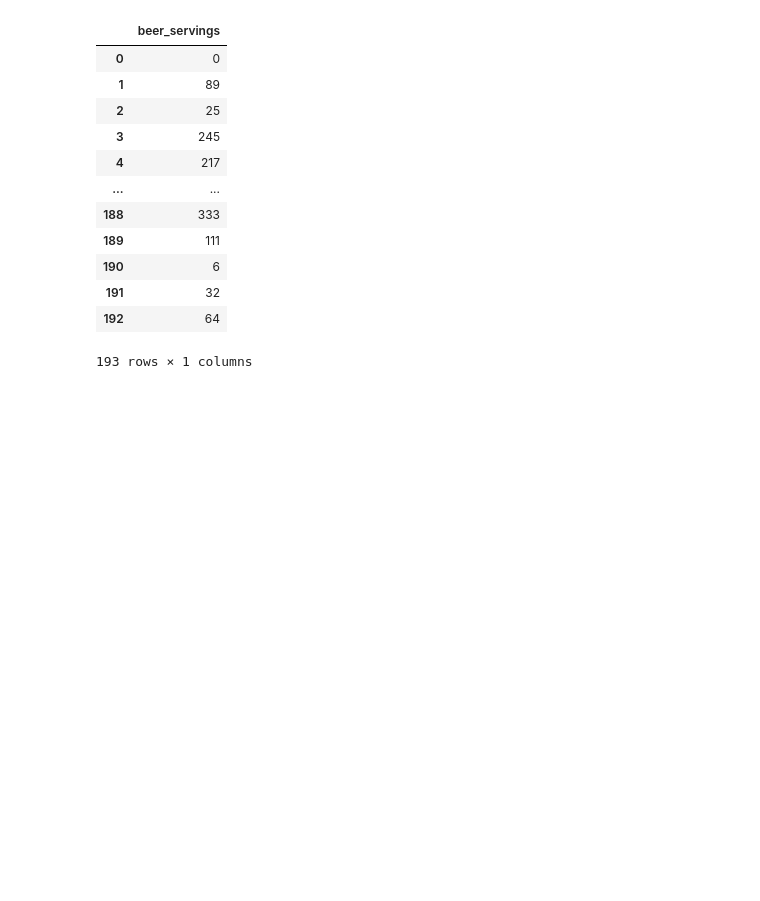
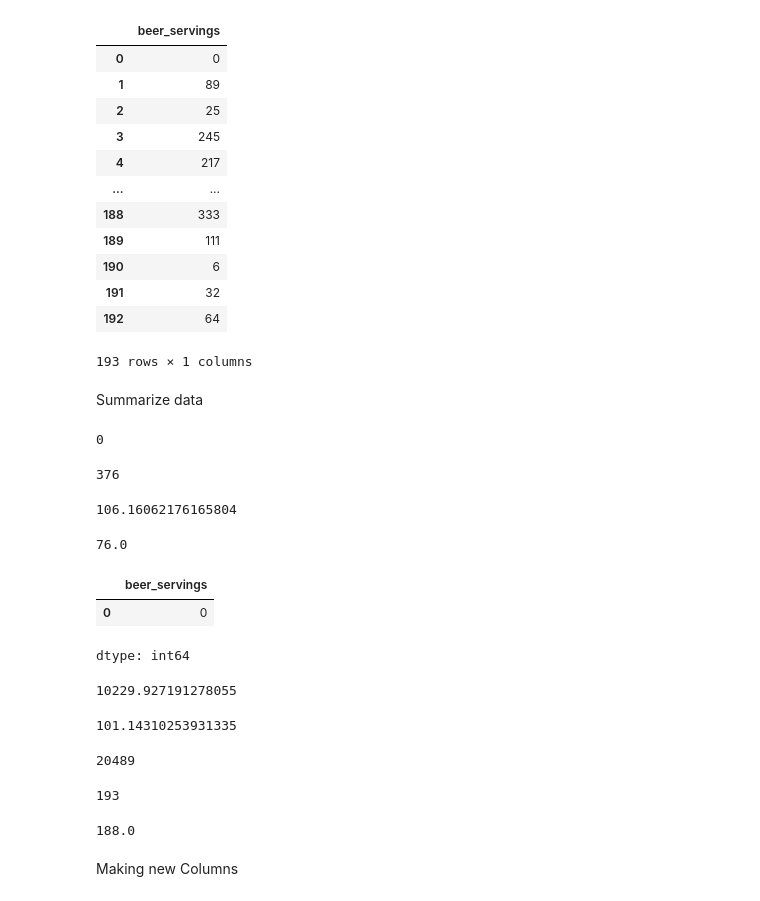
Before and after one commit to Akshithkumarreddy/ML_AI_CLASSE, a Jupyter notebook: Pandas_Practice_04_SNB.ipynb, the cells around one changed output. Drawn from its saved outputs; the diff is of its cells as text; code cells hidden in the pictures; blank space fills up the shorter version.

```diff
--- a/Pandas_Practice_04_SNB.ipynb
+++ b/Pandas_Practice_04_SNB.ipynb
@@ -437,3 +437,49 @@ drinks.filter(regex='bee') #it gives the colums it matches the name
 | 191 | 32 |
 | 192 | 64 |
 193 rows × 1 columns
+# %% [markdown]
+Summarize data
+# %%
+drinks.beer_servings.min()
+# %% [output]
+0
+# %%
+drinks.beer_servings.max()
+# %% [output]
+376
+# %%
+drinks.beer_servings.mean()
+# %% [output]
+106.16062176165804
+# %%
+drinks.beer_servings.median()
+# %% [output]
+76.0
+# %%
+drinks.beer_servings.mode()
+# %% [output]
+|  | beer_servings |
+| 0 | 0 |
+dtype: int64
+# %%
+drinks.beer_servings.var()
+# %% [output]
+10229.927191278055
+# %%
+drinks.beer_servings.std()
+# %% [output]
+101.14310253931335
+# %%
+drinks.beer_servings.sum()
+# %% [output]
+20489
+# %%
+drinks.beer_servings.count()
+# %% [output]
+193
+# %%
+drinks.beer_servings.quantile(0.75)
+# %% [output]
+188.0
+# %% [markdown]
+Making new Columns
```
Also changed, not shown: parts of 4 cells of this notebook.
